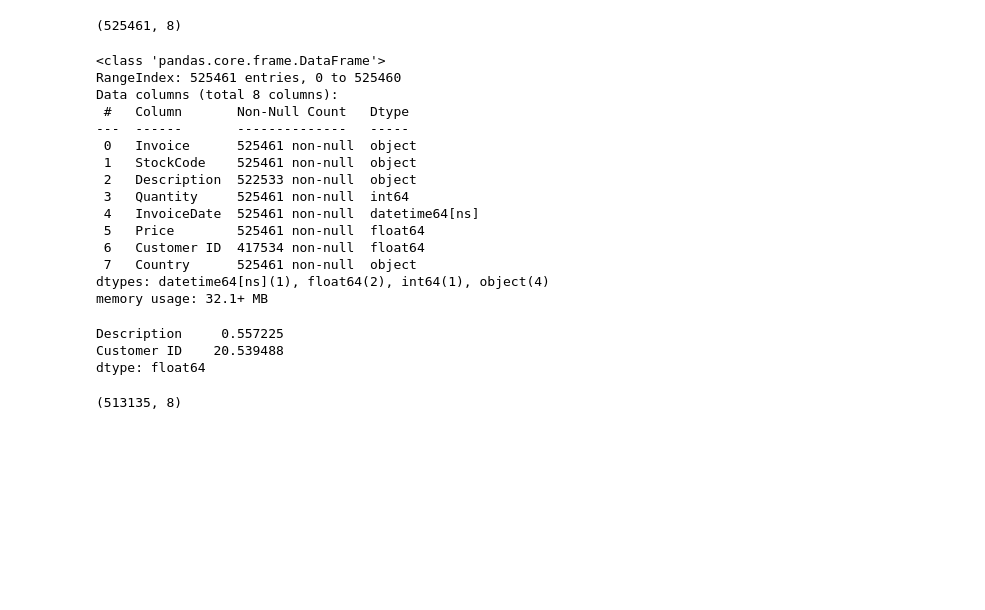
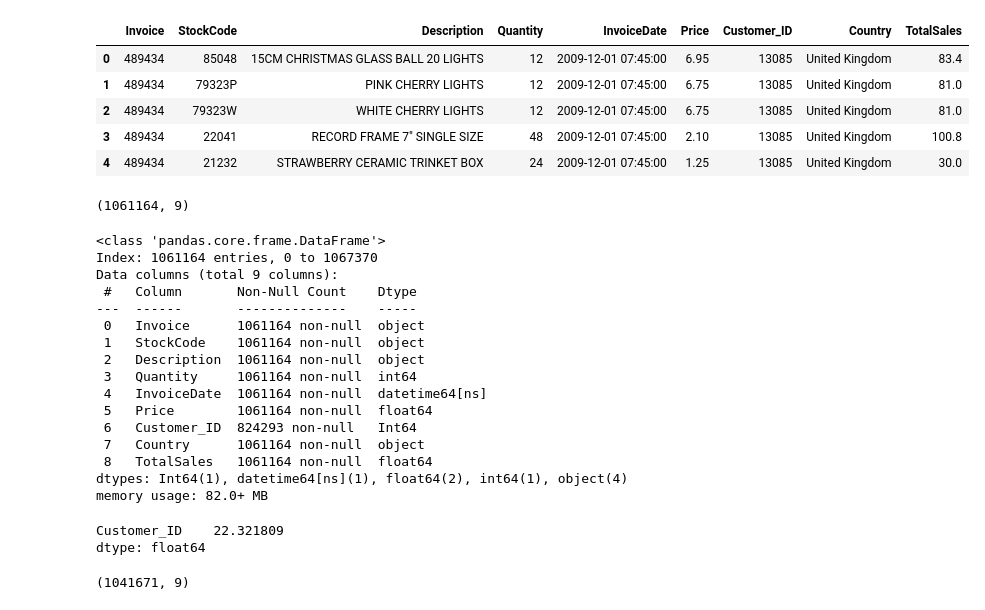
Before and after one commit to Waynexchan/uk-online-retail-pandas, a Jupyter notebook: notebooks/01_data_check.ipynb, the cells around one changed output. Drawn from its saved outputs; the diff is of its cells as text; code cells hidden in the pictures; blank space fills up the shorter version.

```diff
--- a/notebooks/01_data_check.ipynb
+++ b/notebooks/01_data_check.ipynb
@@ -14,37 +32,46 @@ df.head(5)
+# %%
+df_all.head()
+# %% [output]
+|  | Invoice | StockCode | Description | Quantity | InvoiceDate | Price | Customer_ID | Country | TotalSales |
+| 0 | 489434 | 85048 | 15CM CHRISTMAS GLASS BALL 20 LIGHTS | 12 | 2009-12-01 07:45:00 | 6.95 | 13085 | United Kingdom | 83.4 |
+| 1 | 489434 | 79323P | PINK CHERRY LIGHTS | 12 | 2009-12-01 07:45:00 | 6.75 | 13085 | United Kingdom | 81.0 |
+| 2 | 489434 | 79323W | WHITE CHERRY LIGHTS | 12 | 2009-12-01 07:45:00 | 6.75 | 13085 | United Kingdom | 81.0 |
+| 3 | 489434 | 22041 | RECORD FRAME 7" SINGLE SIZE | 48 | 2009-12-01 07:45:00 | 2.10 | 13085 | United Kingdom | 100.8 |
+| 4 | 489434 | 21232 | STRAWBERRY CERAMIC TRINKET BOX | 24 | 2009-12-01 07:45:00 | 1.25 | 13085 | United Kingdom | 30.0 |
 # %%
-df.shape
+df_all.shape
 # %% [output]
-(525461, 8)
+(1061164, 9)
 # %%
-df.info()
+df_all.info()
 # %% [output]
 <class 'pandas.core.frame.DataFrame'>
-RangeIndex: 525461 entries, 0 to 525460
-Data columns (total 8 columns):
- #   Column       Non-Null Count   Dtype
----  ------       --------------   -----
- 0   Invoice      525461 non-null  object
- 1   StockCode    525461 non-null  object
- 2   Description  522533 non-null  object
- 3   Quantity     525461 non-null  int64
- 4   InvoiceDate  525461 non-null  datetime64[ns]
- 5   Price        525461 non-null  float64
- 6   Customer ID  417534 non-null  float64
- 7   Country      525461 non-null  object
-dtypes: datetime64[ns](1), float64(2), int64(1), object(4)
-memory usage: 32.1+ MB
+Index: 1061164 entries, 0 to 1067370
+Data columns (total 9 columns):
+ #   Column       Non-Null Count    Dtype
+---  ------       --------------    -----
+ 0   Invoice      1061164 non-null  object
+ 1   StockCode    1061164 non-null  object
+ 2   Description  1061164 non-null  object
+ 3   Quantity     1061164 non-null  int64
+ 4   InvoiceDate  1061164 non-null  datetime64[ns]
+ 5   Price        1061164 non-null  float64
+ 6   Customer_ID  824293 non-null   Int64
+ 7   Country      1061164 non-null  object
+ 8   TotalSales   1061164 non-null  float64
+dtypes: Int64(1), datetime64[ns](1), float64(2), int64(1), object(4)
+memory usage: 82.0+ MB
 # %%
-missing_pct = df.isna().sum()*100/len(df)
+missing_pct = df_all.isna().sum()*100/len(df_all)
 missing_pct[missing_pct > 0]
 # %% [output]
-Description     0.557225
-Customer ID    20.539488
+Customer_ID    22.321809
 dtype: float64
 # %%
-quantity_over_zero = df[df['Quantity'] > 0]
+quantity_over_zero = df_all[df_all['Quantity'] > 0]
 quantity_over_zero.shape
 # %% [output]
-(513135, 8)
+(1041671, 9)
 # %%
 price_over_zero = quantity_over_zero[quantity_over_zero['Price'] > 0]
 price_over_zero.shape
```
Also changed, not shown: parts of 11 cells of this notebook, 3 other files.
